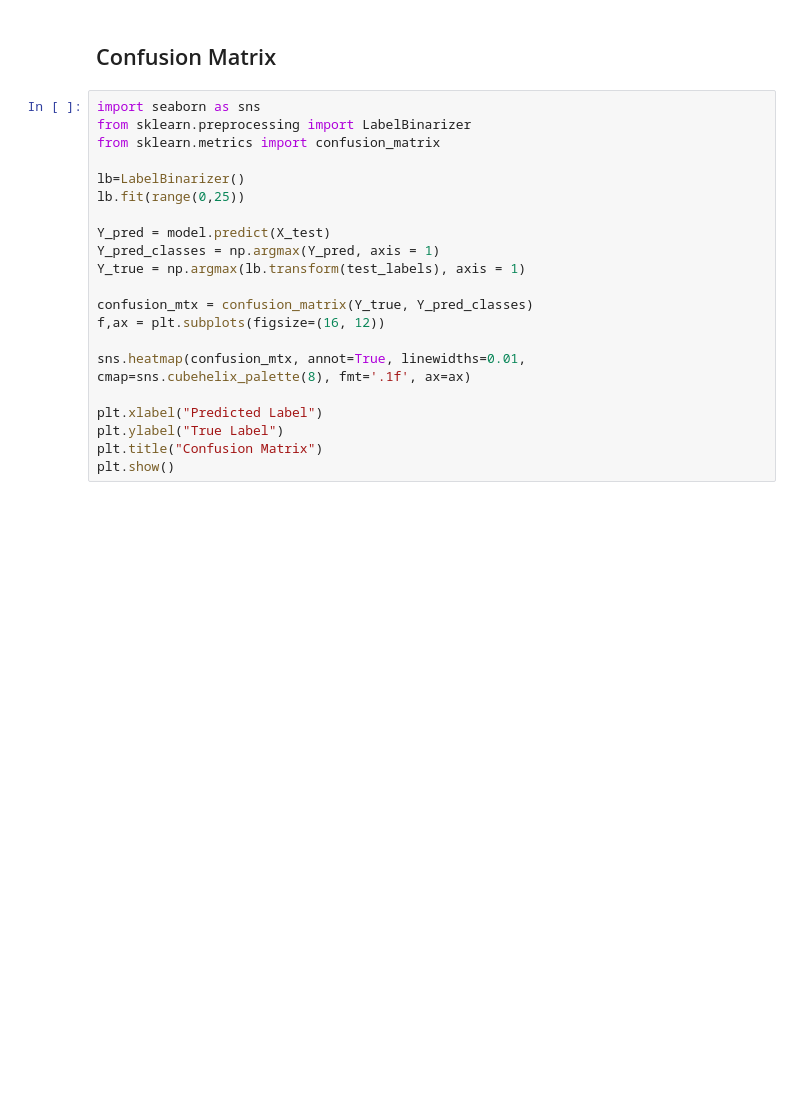
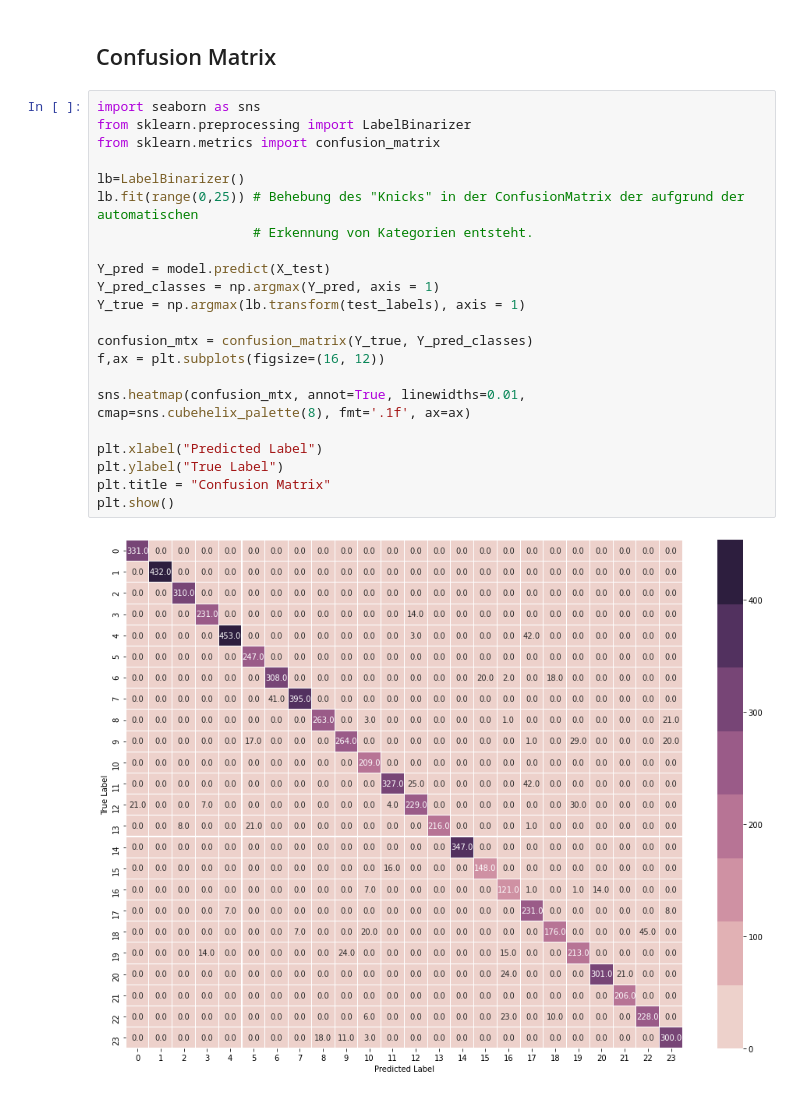
Before and after one commit to mick1203/AKT-Sign-Language-MNIST, a Jupyter notebook: 20201113_akt3_mnist_sign_language_burgstaller_haunschmied_rosenberger.ipynb, the cells around one changed output. Cells and saved outputs as stored; diff of their text form; blank space fills up the shorter version.

```diff
--- a/20201113_akt3_mnist_sign_language_burgstaller_haunschmied_rosenberger.ipynb
+++ b/20201113_akt3_mnist_sign_language_burgstaller_haunschmied_rosenberger.ipynb
@@ -178,21 +185,24 @@ TypeError: ignored
 # %%
 import seaborn as sns
 from sklearn.preprocessing import LabelBinarizer
 from sklearn.metrics import confusion_matrix
 
 lb=LabelBinarizer()
-lb.fit(range(0,25))
+lb.fit(range(0,25)) # Behebung des "Knicks" in der ConfusionMatrix der aufgrund der automatischen
+                    # Erkennung von Kategorien entsteht.
 
 Y_pred = model.predict(X_test)
 Y_pred_classes = np.argmax(Y_pred, axis = 1)
 Y_true = np.argmax(lb.transform(test_labels), axis = 1)
 
 confusion_mtx = confusion_matrix(Y_true, Y_pred_classes)
 f,ax = plt.subplots(figsize=(16, 12))
 
 sns.heatmap(confusion_mtx, annot=True, linewidths=0.01, cmap=sns.cubehelix_palette(8), fmt='.1f', ax=ax)
 
 plt.xlabel("Predicted Label")
 plt.ylabel("True Label")
-plt.title("Confusion Matrix")
+plt.title = "Confusion Matrix"
 plt.show()
+# %% [output]
+[figure, added]
```
Also changed, not shown: parts of 6 cells of this notebook.
